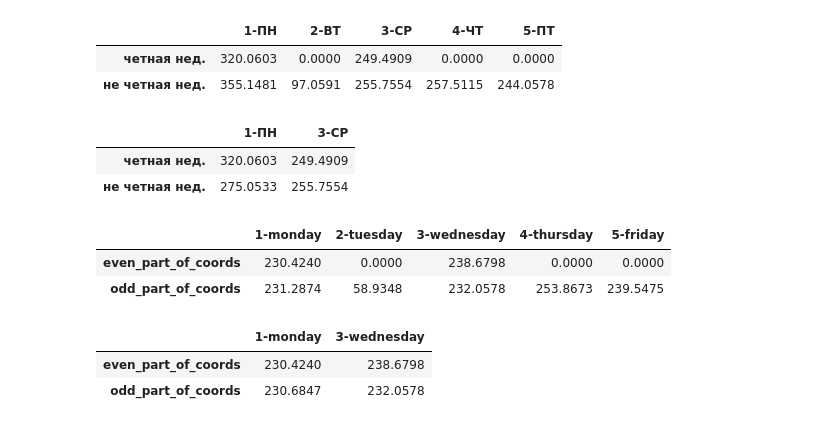
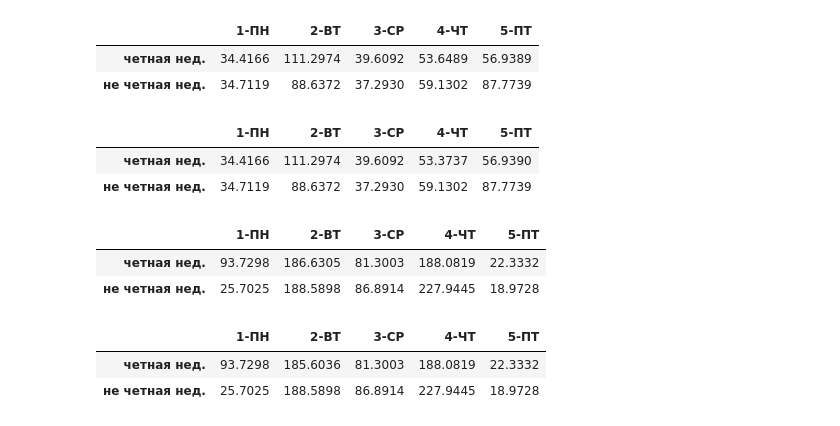
Before and after one commit to fugrusha/notebooks, a Jupyter notebook: Calculate distances.ipynb, the cells around one changed output. Saved outputs shown, nothing was run; the diff lists cells and outputs as text; code cells hidden in the pictures.

```diff
--- a/Calculate distances.ipynb
+++ b/Calculate distances.ipynb
@@ -12,50 +15,51 @@ from libfunc import *
 Вывод: таблица расстояний
 '''
 schedule_data_route = open_excel_file(
-    file_path='C:\\Users\\andre\\OneDrive\\Рабочий стол\\sav\\iorder\\VN_iorder_Косарев.xlsx')
-# Координаты точки отправления и прибытия (офиса)
-source = [28.5673, 49.2226]
-dest = [28.5673, 49.2226]
+    file_path='C:\\Users\\andre\\OneDrive\\Рабочий стол\\sav\\Odessa\\Расписания\\Бреславська Валерія Володимирівна.xls')
 
 # Словарь с точками разбитый по интервалам и дням недели
 full_dict_route = schedule(schedule_data_route)
 
-data = calc_dist(full_dict_route, source, dest)
+data = calc_dist(full_dict_route)
 # Отображение таблицы расстояний
 display(df_first(data))
 display(df_second(data))
 # %% [output]
 |  | 1-ПН | 2-ВТ | 3-СР | 4-ЧТ | 5-ПТ |
-| четная нед. | 320.0603 | 0.0000 | 249.4909 | 0.0000 | 0.0000 |
-| не четная нед. | 355.1481 | 97.0591 | 255.7554 | 257.5115 | 244.0578 |
+| четная нед. | 34.4166 | 111.2974 | 39.6092 | 53.6489 | 56.9389 |
+| не четная нед. | 34.7119 | 88.6372 | 37.2930 | 59.1302 | 87.7739 |
-|  | 1-ПН | 3-СР |
-| четная нед. | 320.0603 | 249.4909 |
-| не четная нед. | 275.0533 | 255.7554 |
+|  | 1-ПН | 2-ВТ | 3-СР | 4-ЧТ | 5-ПТ |
+| четная нед. | 34.4166 | 111.2974 | 39.6092 | 53.3737 | 56.9390 |
+| не четная нед. | 34.7119 | 88.6372 | 37.2930 | 59.1302 | 87.7739 |
 # %%
 '''
 Расчет TRIP_ROUTE (Жадный алгоритм)
 Расчет пробега на каждый день недели для точек с оптимальной последовательностью
 Необходимо указать путь к файлу с расписанием
 Расписание ДОЛЖНО содержать Новый для КПК первой точкой на день с минимальным индесом (0 или 1)
 Вывод: таблица дистанций
 '''
-schedule_data_trip = open_excel_file(
-    file_path='C:\\Users\\andre\\OneDrive\\Рабочий стол\\sav\\iorder\\VN_iorder_Косарев.xlsx')
+file_path='C:\\Users\\andre\\OneDrive\\Рабочий стол\\sav\\Тоба пробег.xls'
+schedule_data_trip = open_excel_file(file_path)
+
+short_file_name = file_path.split('\\')[-1].split('.')[0]
 # Словарь с точками разбитый по интервалам и дням недели
 full_dict_trip = schedule(schedule_data_trip)
 
 # вызов функции
 data = calc_trips(full_dict_trip)
+# Запись  файл excel
+write_to_excel(data, short_file_name)
 # Отображение таблиц
-display(df_first(data))
-display(df_second(data))
+display(df_first(data[0]))
+display(df_second(data[0]))
 # %% [output]
-|  | 1-monday | 2-tuesday | 3-wednesday | 4-thursday | 5-friday |
-| even_part_of_coords | 230.4240 | 0.0000 | 238.6798 | 0.0000 | 0.0000 |
-| odd_part_of_coords | 231.2874 | 58.9348 | 232.0578 | 253.8673 | 239.5475 |
+|  | 1-ПН | 2-ВТ | 3-СР | 4-ЧТ | 5-ПТ |
+| четная нед. | 93.7298 | 186.6305 | 81.3003 | 188.0819 | 22.3332 |
+| не четная нед. | 25.7025 | 188.5898 | 86.8914 | 227.9445 | 18.9728 |
-|  | 1-monday | 3-wednesday |
-| even_part_of_coords | 230.4240 | 238.6798 |
-| odd_part_of_coords | 230.6847 | 232.0578 |
+|  | 1-ПН | 2-ВТ | 3-СР | 4-ЧТ | 5-ПТ |
+| четная нед. | 93.7298 | 185.6036 | 81.3003 | 188.0819 | 22.3332 |
+| не четная нед. | 25.7025 | 188.5898 | 86.8914 | 227.9445 | 18.9728 |
 # %%
 '''
 Расчет оптимальных пробегов для всех расписаний в папке
```
Also changed, not shown: parts of 6 cells of this notebook, 3 other files.
